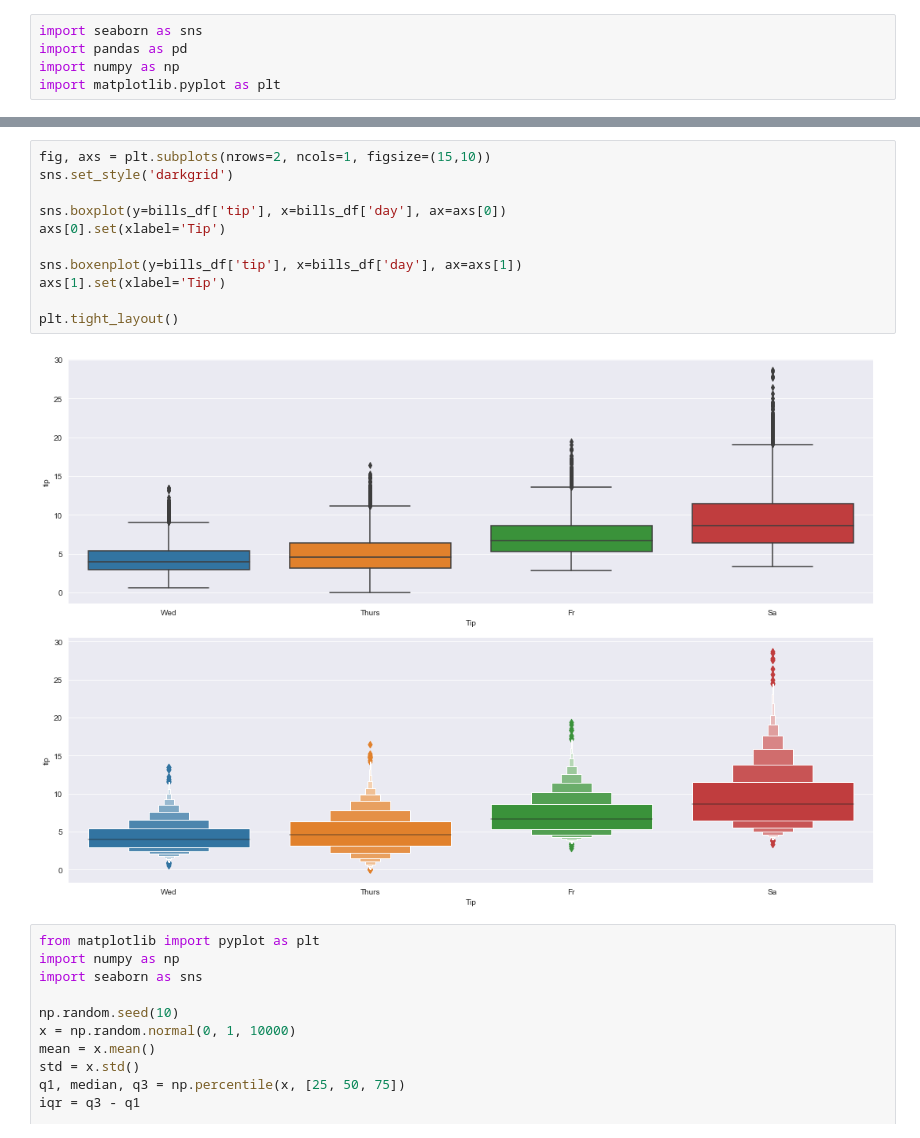
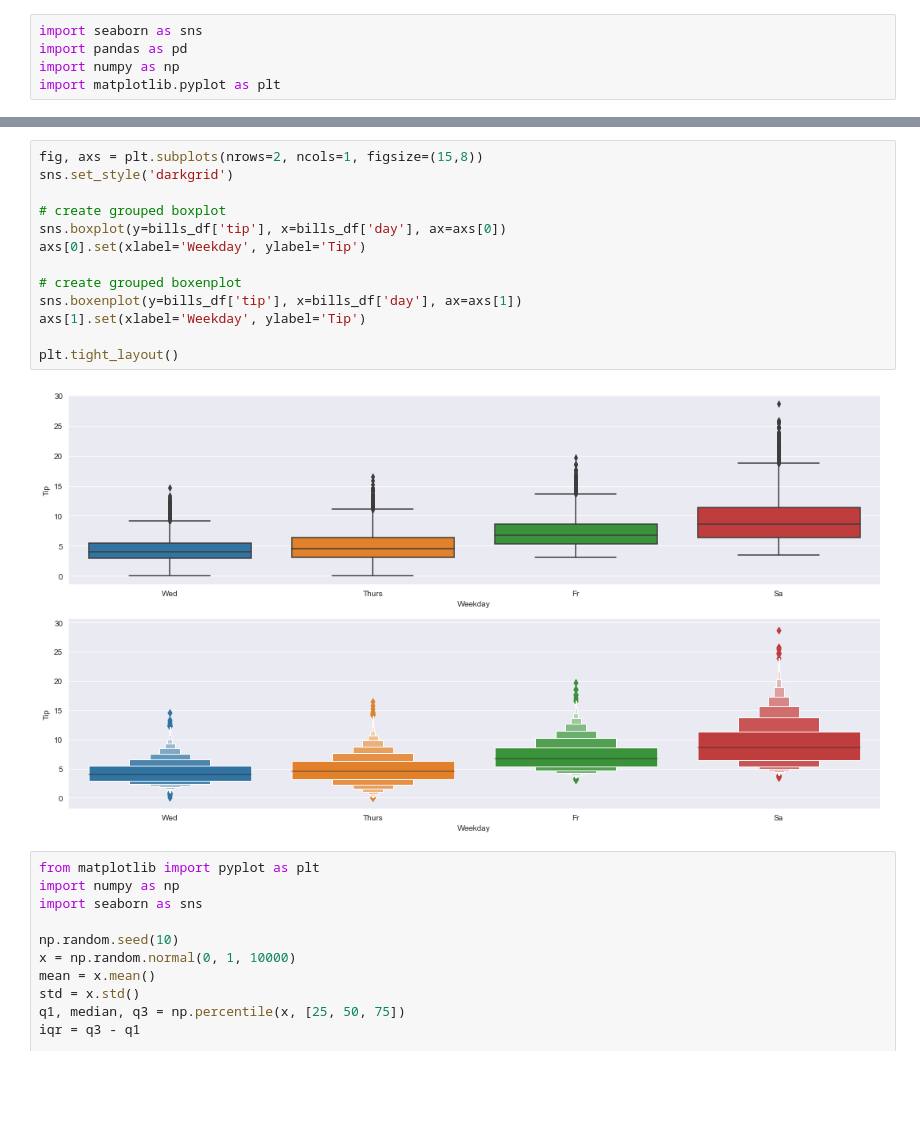
Before and after one commit to denmei/data-science-projects, a Jupyter notebook: boxenplot_blog/Untitled.ipynb, the cells around one changed output, grey strips where cells are left out. Saved outputs shown, nothing was run; the diff lists cells and outputs as text; blank space fills up the shorter version.

Commit message:
Added blog post material for boxenplot.

```diff
--- a/boxenplot_blog/Untitled.ipynb
+++ b/boxenplot_blog/Untitled.ipynb
@@ -76,16 +76,18 @@ plt.tight_layout()
 # %%
-fig, axs = plt.subplots(nrows=2, ncols=1, figsize=(15,10))
+fig, axs = plt.subplots(nrows=2, ncols=1, figsize=(15,8))
 sns.set_style('darkgrid')
 
+# create grouped boxplot
 sns.boxplot(y=bills_df['tip'], x=bills_df['day'], ax=axs[0])
-axs[0].set(xlabel='Tip')
+axs[0].set(xlabel='Weekday', ylabel='Tip')
 
+# create grouped boxenplot
 sns.boxenplot(y=bills_df['tip'], x=bills_df['day'], ax=axs[1])
-axs[1].set(xlabel='Tip')
+axs[1].set(xlabel='Weekday', ylabel='Tip')
 
 plt.tight_layout()
 # %% [output]
-[figure, old version]
+[figure, new version]
 # %%
 from matplotlib import pyplot as plt
 import numpy as np
```
Also changed, not shown: parts of 4 cells of this notebook, 5 other files.
